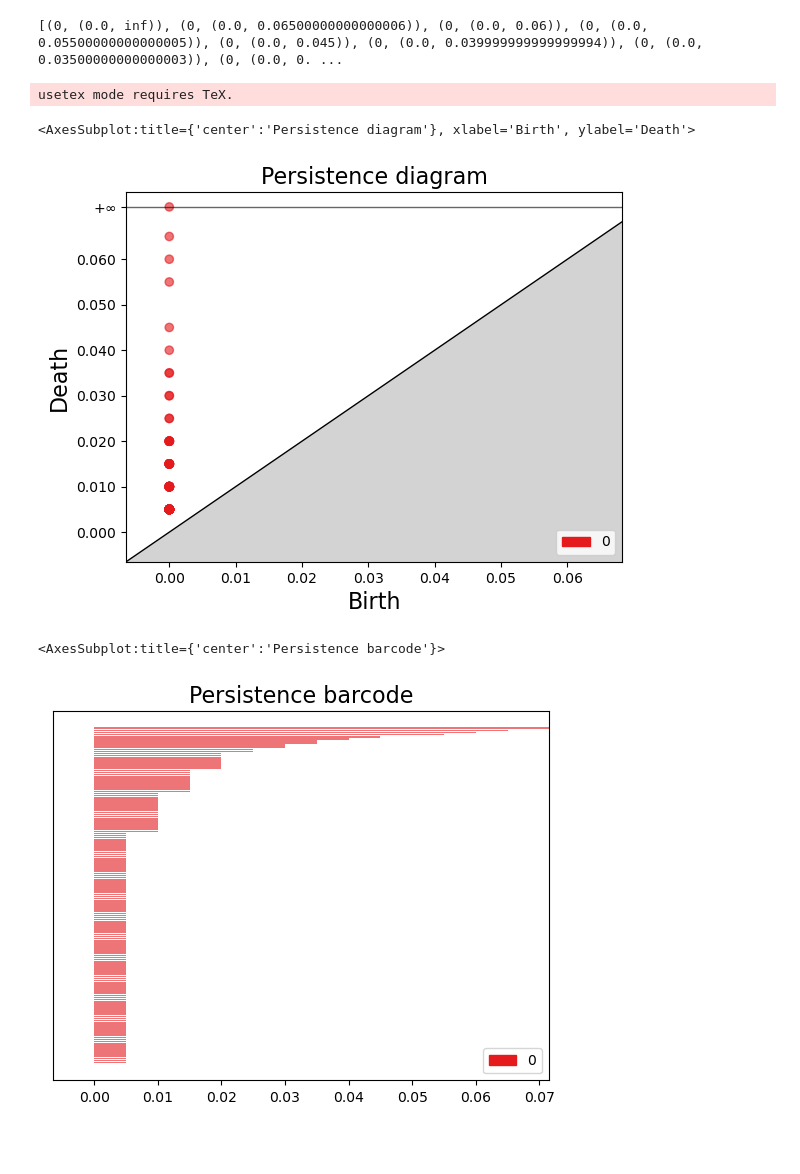
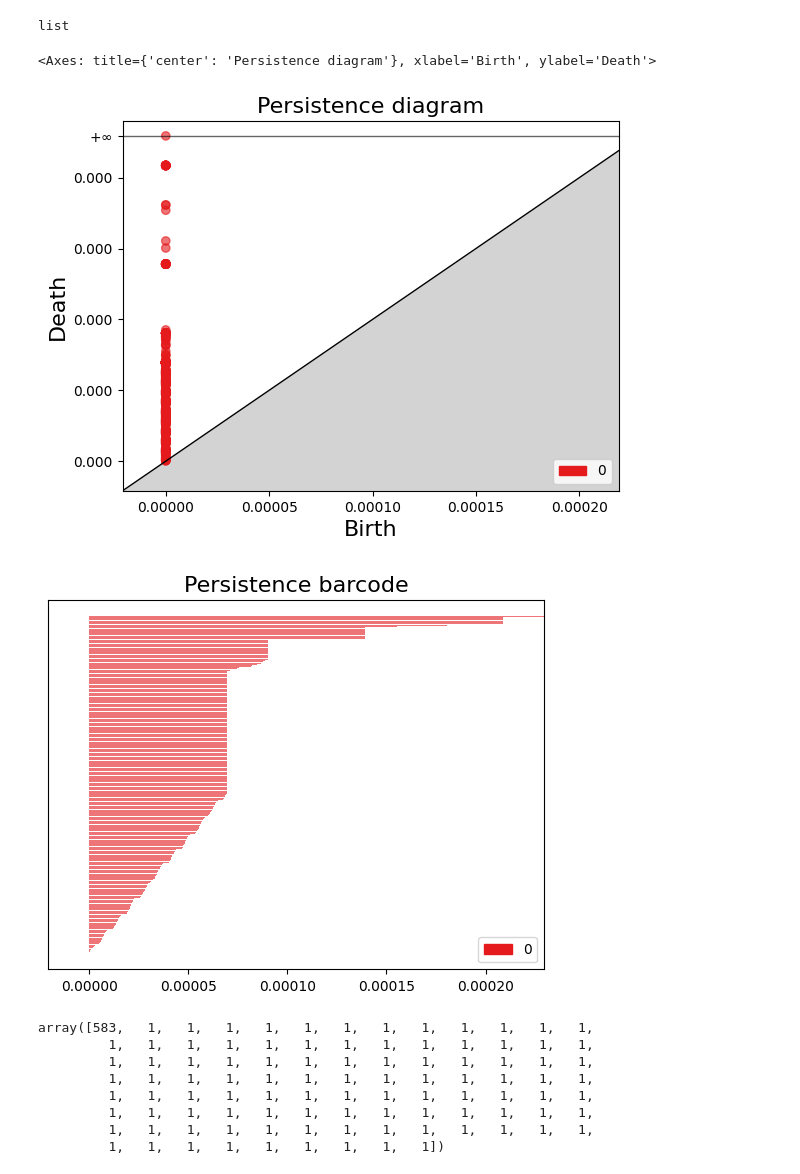
Before and after one commit to pap1rana/arrhythmia-detection, a Jupyter notebook: persistence-one-record.ipynb, the cells around one changed output. Cells and saved outputs as stored; diff of their text form; code cells hidden in the pictures; blank space fills up the shorter version.

```diff
--- a/persistence-one-record.ipynb
+++ b/persistence-one-record.ipynb
@@ -4,3 +7,3 @@ import gudhi
 # %%
-record = wfdb.rdrecord(record_name='data_original/mitdb/1.0.0/100', sampfrom=2000 ,sampto=3000)
+record = wfdb.rdrecord(record_name='data_processed/420_test', sampfrom=2000 ,sampto=3000)
 # %%
@@ -28,16 +31,16 @@ simplex_tree = rips_complex.create_simplex_tree(max_dimension=1)
 persistence = simplex_tree.persistence()
 # %%
 print(persistence)
-# %% [output]
-[(0, (0.0, inf)), (0, (0.0, 0.06500000000000006)), (0, (0.0, 0.06)), (0, (0.0, 0.05500000000000005)), (0, (0.0, 0.045)), (0, (0.0, 0.039999999999999994)), (0, (0.0, 0.03500000000000003)), (0, (0.0, 0. ...
+# %%
+type(persistence)
+# %% [output]
+list
 # %%
 gudhi.plot_persistence_diagram(persistence)
 # %% [output]
-usetex mode requires TeX.
+<Axes: title={'center': 'Persistence diagram'}, xlabel='Birth', ylabel='Death'>
-<AxesSubplot:title={'center':'Persistence diagram'}, xlabel='Birth', ylabel='Death'>
-[figure, old version]
+[figure, new version]
 # %%
-gudhi.plot_persistence_barcode(persistence)
+barcode = gudhi.plot_persistence_barcode(persistence)
 # %% [output]
-<AxesSubplot:title={'center':'Persistence barcode'}>
-[figure, old version]
+[figure, new version]
@@ -43,0 +56,11 @@ gudhi.plot_persistence_barcode(persistence)
+# %%
+betti_curve
+# %% [output]
+array([583,   1,   1,   1,   1,   1,   1,   1,   1,   1,   1,   1,   1,
+         1,   1,   1,   1,   1,   1,   1,   1,   1,   1,   1,   1,   1,
+         1,   1,   1,   1,   1,   1,   1,   1,   1,   1,   1,   1,   1,
+         1,   1,   1,   1,   1,   1,   1,   1,   1,   1,   1,   1,   1,
+         1,   1,   1,   1,   1,   1,   1,   1,   1,   1,   1,   1,   1,
+         1,   1,   1,   1,   1,   1,   1,   1,   1,   1,   1,   1,   1,
+         1,   1,   1,   1,   1,   1,   1,   1,   1,   1,   1,   1,   1,
+         1,   1,   1,   1,   1,   1,   1,   1,   1])
```
Also changed, not shown: parts of 7 cells of this notebook, 2 other files.
